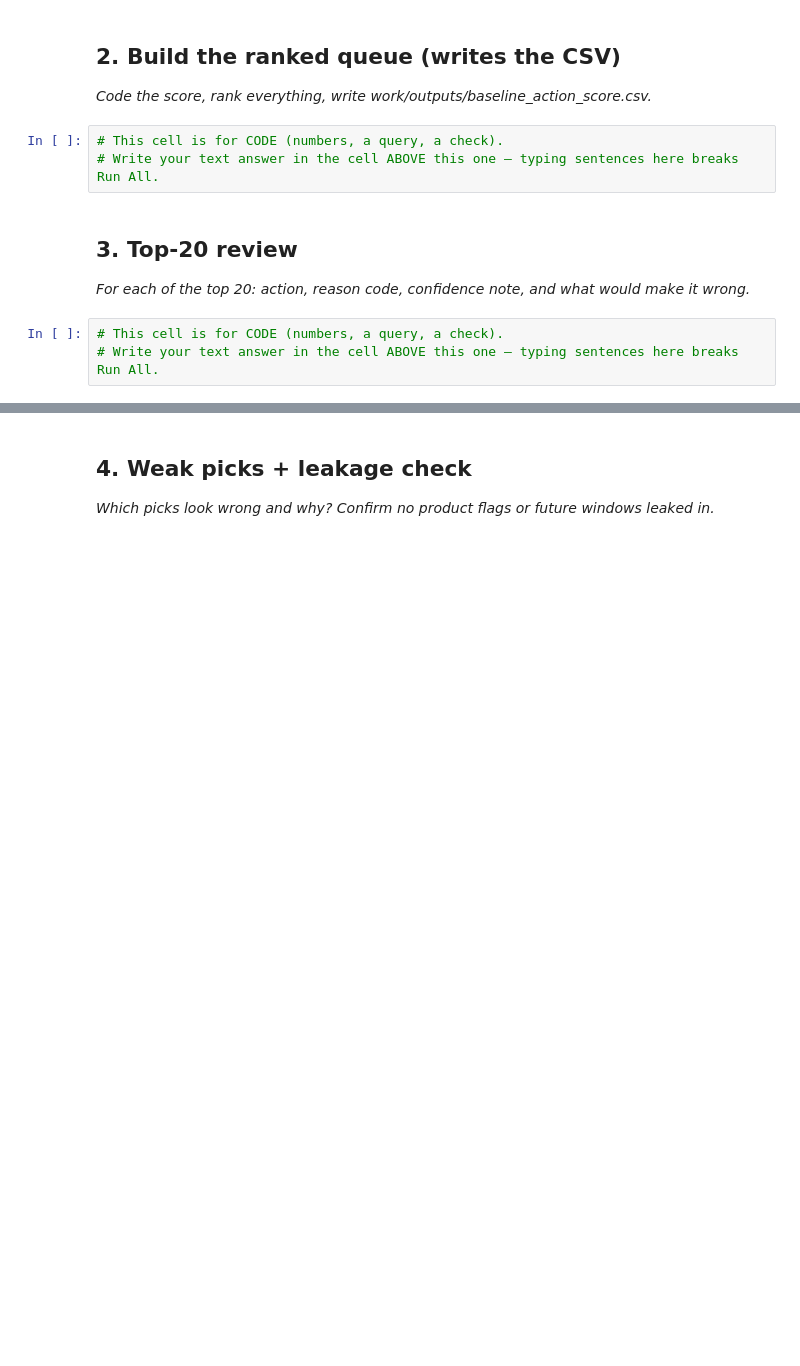
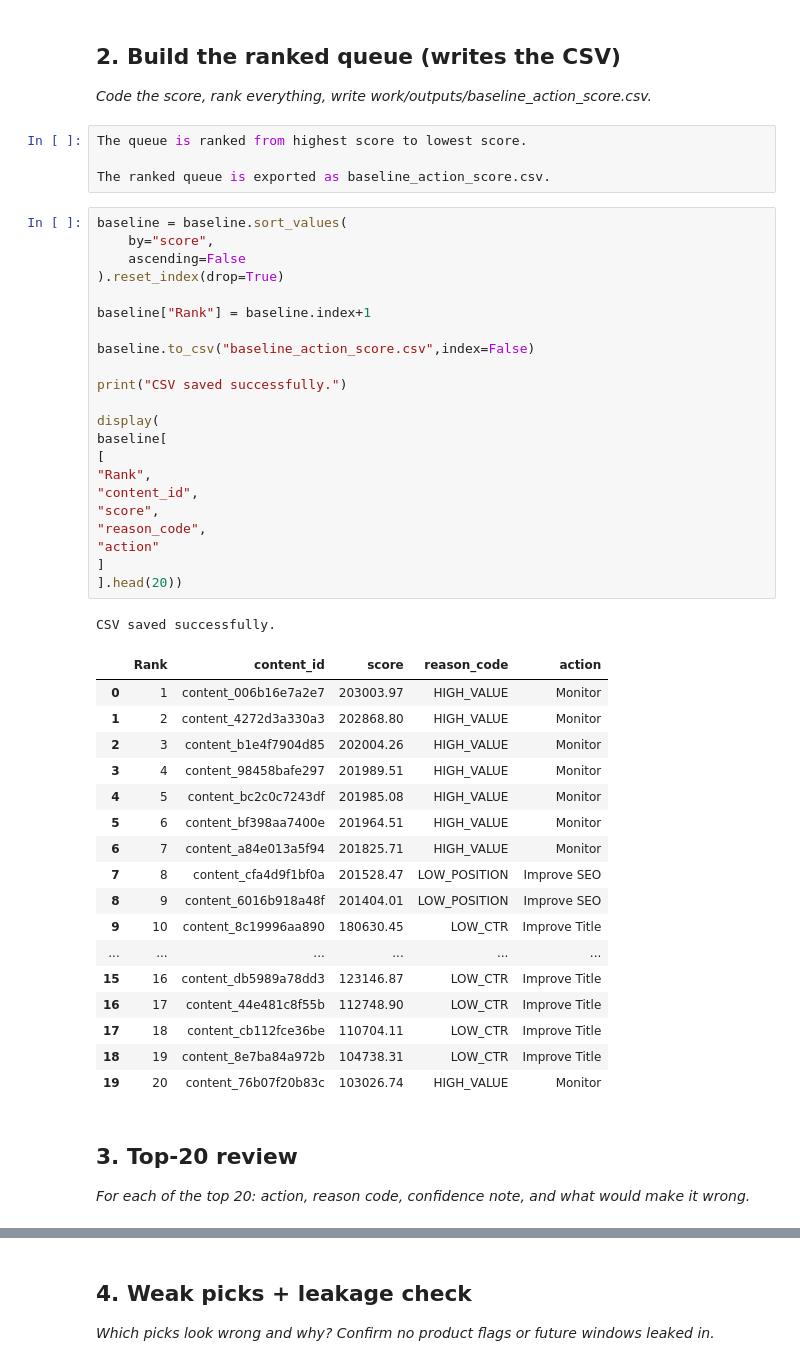
Before and after one commit to AyeshaRiaz66/FlyRank-ML-Internship, a Jupyter notebook: work/notebooks/w04_baseline_score.ipynb, the cells around one changed output, grey strips where cells are left out. Saved outputs shown, nothing was run; the diff lists cells and outputs as text; blank space fills up the shorter version.

```diff
--- a/work/notebooks/w04_baseline_score.ipynb
+++ b/work/notebooks/w04_baseline_score.ipynb
@@ -17,13 +81,52 @@ This skeleton is yours to fill. Work the sections **in order** — each one has
 ## 2. Build the ranked queue (writes the CSV)
 
 *Code the score, rank everything, write work/outputs/baseline_action_score.csv.*
-# %%
-# This cell is for CODE (numbers, a query, a check).
-# Write your text answer in the cell ABOVE this one — typing sentences here breaks Run All.
+# %%
+The queue is ranked from highest score to lowest score.
+
+The ranked queue is exported as baseline_action_score.csv.
+# %%
+baseline = baseline.sort_values(
+    by="score",
+    ascending=False
+).reset_index(drop=True)
+
+baseline["Rank"] = baseline.index+1
+
+baseline.to_csv("baseline_action_score.csv",index=False)
+
+print("CSV saved successfully.")
+
+display(
+baseline[
+[
+"Rank",
+"content_id",
+"score",
+"reason_code",
+"action"
+]
+].head(20))
+# %% [output]
+CSV saved successfully.
+|  | Rank | content_id | score | reason_code | action |
+| 0 | 1 | content_006b16e7a2e7 | 203003.97 | HIGH_VALUE | Monitor |
+| 1 | 2 | content_4272d3a330a3 | 202868.80 | HIGH_VALUE | Monitor |
+| 2 | 3 | content_b1e4f7904d85 | 202004.26 | HIGH_VALUE | Monitor |
+| 3 | 4 | content_98458bafe297 | 201989.51 | HIGH_VALUE | Monitor |
+| 4 | 5 | content_bc2c0c7243df | 201985.08 | HIGH_VALUE | Monitor |
+| 5 | 6 | content_bf398aa7400e | 201964.51 | HIGH_VALUE | Monitor |
+| 6 | 7 | content_a84e013a5f94 | 201825.71 | HIGH_VALUE | Monitor |
+| 7 | 8 | content_cfa4d9f1bf0a | 201528.47 | LOW_POSITION | Improve SEO |
+| 8 | 9 | content_6016b918a48f | 201404.01 | LOW_POSITION | Improve SEO |
+| 9 | 10 | content_8c19996aa890 | 180630.45 | LOW_CTR | Improve Title |
+| ... | ... | ... | ... | ... | ... |
+| 15 | 16 | content_db5989a78dd3 | 123146.87 | LOW_CTR | Improve Title |
+| 16 | 17 | content_44e481c8f55b | 112748.90 | LOW_CTR | Improve Title |
+| 17 | 18 | content_cb112fce36be | 110704.11 | LOW_CTR | Improve Title |
+| 18 | 19 | content_8e7ba84a972b | 104738.31 | LOW_CTR | Improve Title |
+| 19 | 20 | content_76b07f20b83c | 103026.74 | HIGH_VALUE | Monitor |
 # %% [markdown]
 ## 3. Top-20 review
 
 *For each of the top 20: action, reason code, confidence note, and what would make it wrong.*
-# %%
-# This cell is for CODE (numbers, a query, a check).
-# Write your text answer in the cell ABOVE this one — typing sentences here breaks Run All.
```
Also changed, not shown: parts of 8 cells of this notebook.
